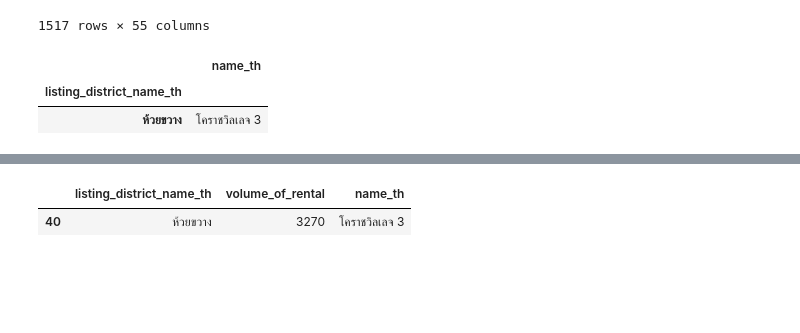
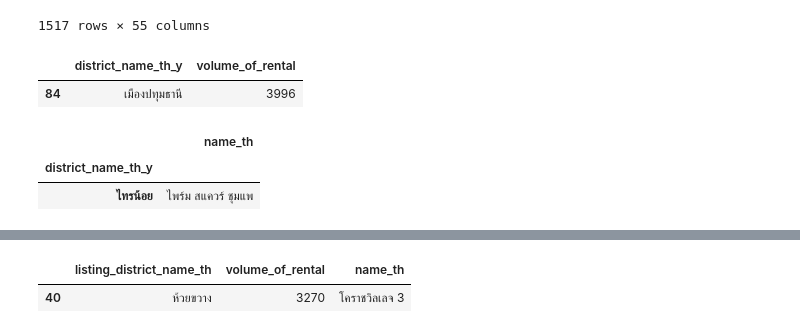
Before and after one commit to TungSoPon/BasicProg_DataViz65, a Jupyter notebook: midterm65.ipynb, the cells around one changed output, grey strips where cells are left out. Saved outputs shown, nothing was run; the diff lists cells and outputs as text; code cells hidden in the pictures; blank space fills up the shorter version.

```diff
--- a/midterm65.ipynb
+++ b/midterm65.ipynb
@@ -104,5 +135,5 @@ data1.head()
 # %%
-data2 = unit1.merge(eat1, left_on='row_number', right_on='row_number')
+data2 = unit1.merge(rent1, left_on='row_number', right_on='row_number')
 data2.head()
 # %% [output]
 |  | row_number | unittype_id | project_id | name_th | propertytype_id | propertytype_name_en | ... |
@@ -114,0 +146,3 @@ data2.head()
+# %%
+dataall2 = eat1.merge(data2, left_on='row_number', right_on='row_number')
+dataall2.head()
@@ -159,12 +212,17 @@ data1[data1['listing_province_name_th']=='กรุงเทพมหานค
 1517 rows × 55 columns
 # %%
 data_1 = data1[data1['listing_province_name_th']=='กรุงเทพมหานคร']
+# %%
+dataall2[dataall2['volume_of_rental']==dataall2['volume_of_rental'].max()][['district_name_th_y','volume_of_rental']]
+# %% [output]
+|  | district_name_th_y | volume_of_rental |
+| 84 | เมืองปทุมธานี | 3996 |
 # %%
-data_1.groupby('listing_district_name_th')[['name_th']].max().sort_index(ascending=False)
-ans_1_1 = data_1.groupby('listing_district_name_th')[['name_th']].max().sort_index(ascending=False)
+dataall2.groupby('district_name_th_y')[['name_th']].max().sort_index(ascending=False)
+ans_1_1 = dataall2.groupby('district_name_th_y')[['name_th']].max().sort_index(ascending=False)
 ans_1_1.iloc[[0]]
 # %% [output]
 |  | name_th |
-| listing_district_name_th |  |
-| ห้วยขวาง | โคราชวิลเลจ 3 |
+| district_name_th_y |  |
+| ไทรน้อย | ไพร์ม สแควร์ ชุมแพ |
 # %%
```
Also changed, not shown: parts of 11 cells of this notebook.
